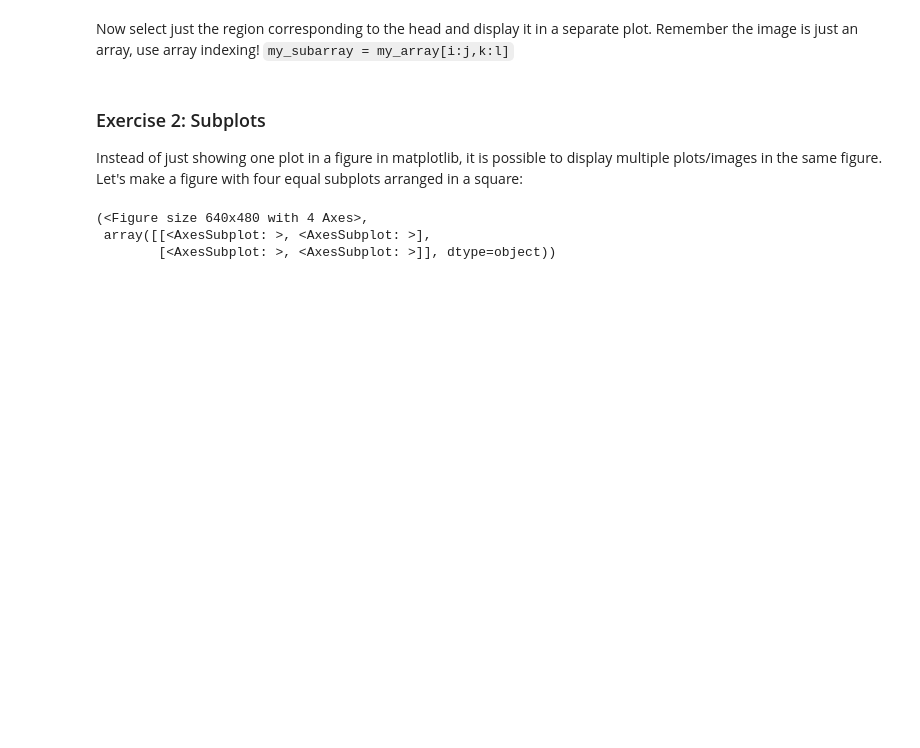
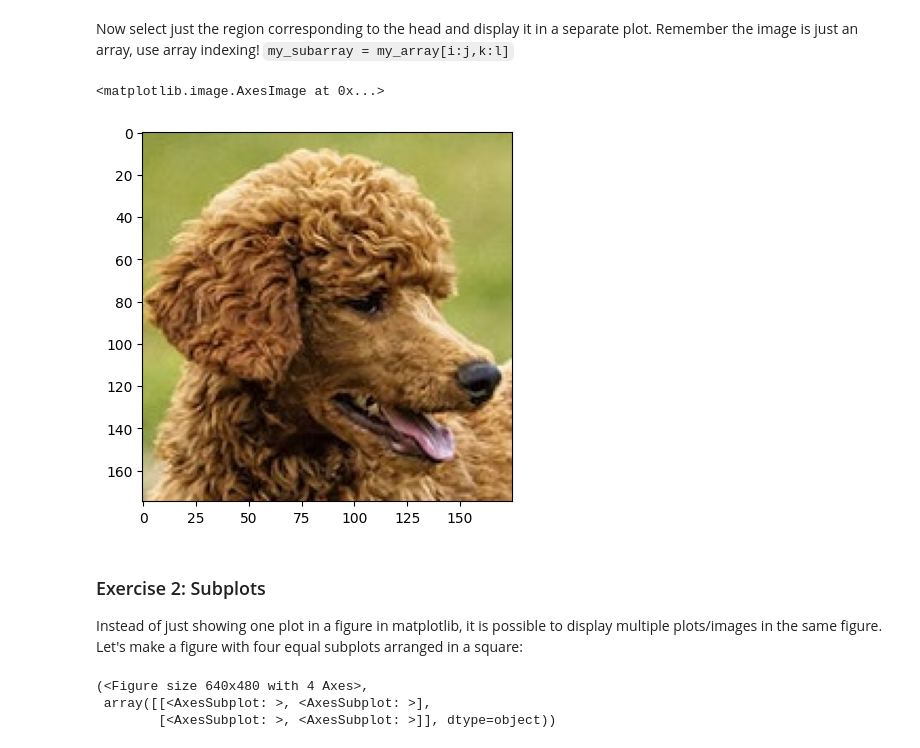
Before and after one commit to abbeywaldron/research_methods_2025, a Jupyter notebook: visualisation_3.ipynb, the cells around one changed output. Drawn from its saved outputs; the diff is of its cells as text; code cells hidden in the pictures; blank space fills up the shorter version.

```diff
--- a/visualisation_3.ipynb
+++ b/visualisation_3.ipynb
@@ -20,5 +25,11 @@ The image is an array in `im`.  Display the image using matplotlib's `imshow` me
 # %% [markdown]
 Now select just the region corresponding to the head and display it in a separate plot.  Remember the image is just an array, use array indexing!  `my_subarray = my_array[i:j,k:l]`
+# %%
+im_head = im[25:200,250:425]
+plt.imshow(im_head)
+# %% [output]
+<matplotlib.image.AxesImage at 0x...>
+[figure, added]
 # %% [markdown]
 ### Exercise 2: Subplots
 
```
Also changed, not shown: parts of 7 cells of this notebook, 1 other file.
